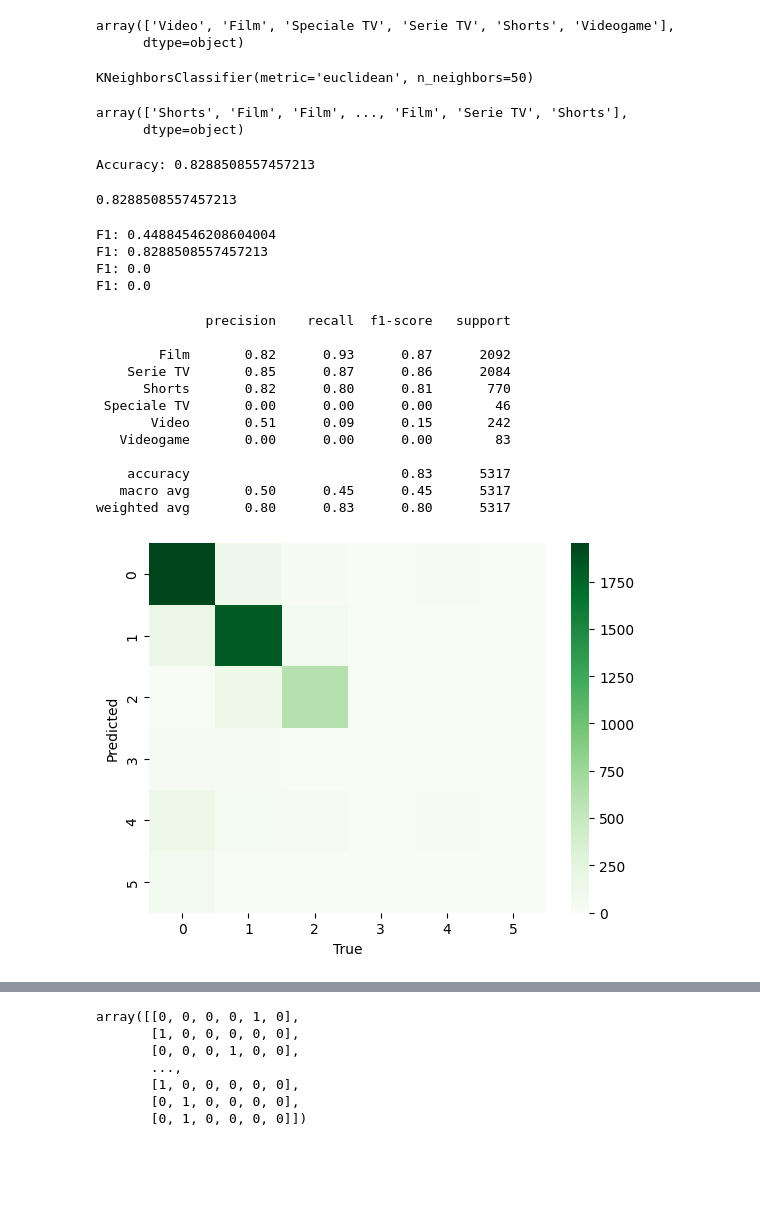
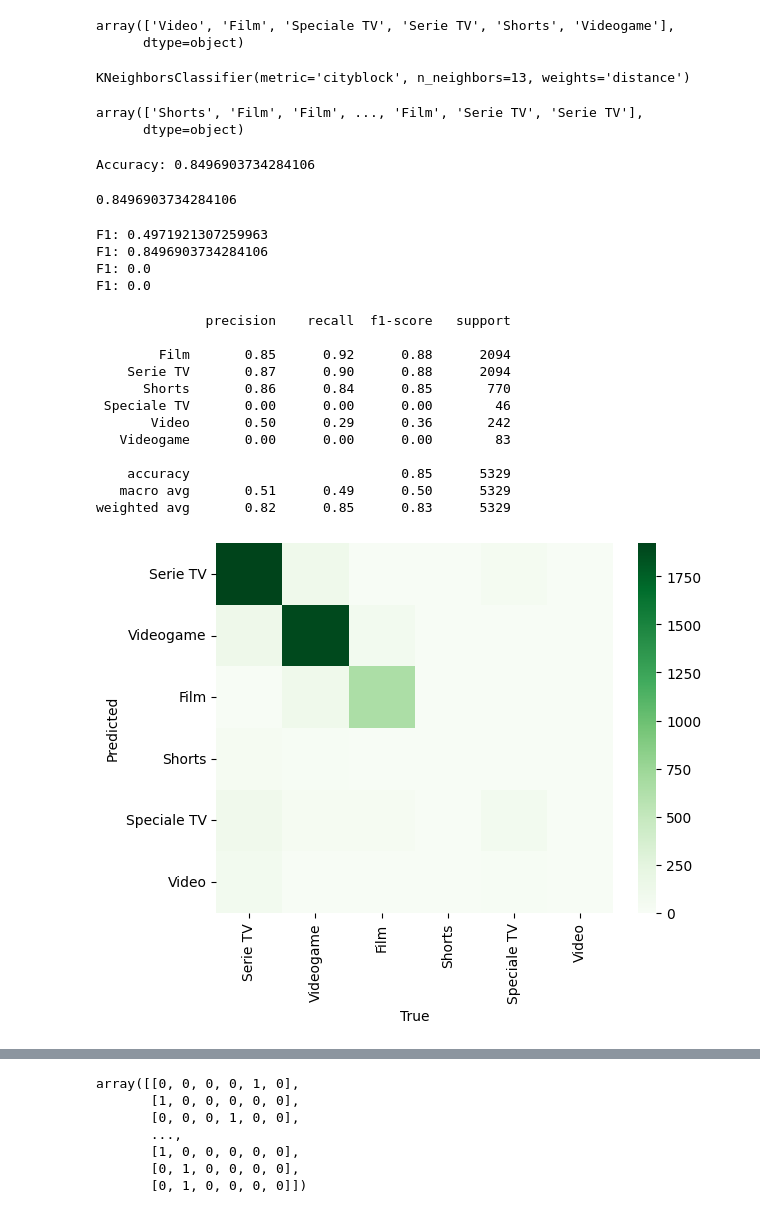
Before and after one commit to luigiascio/Data-Mining-I, a Jupyter notebook: Classification.ipynb, the cells around one changed output, grey strips where cells are left out. Cells and saved outputs as stored; diff of their text form; code cells hidden in the pictures; blank space fills up the shorter version.

```diff
--- a/Classification.ipynb
+++ b/Classification.ipynb
@@ -104 +104,5 @@ k_for_knn = 50
+# %%
+k_for_knn = 13
+metric="cityblock"
+weights="distance"
 # %%
@@ -321,32 +462,32 @@ norm.fit(X_train)
 X_train_norm = norm.transform(X_train)
 X_test_norm = norm.transform(X_test)
 # %%
-clf = KNeighborsClassifier(n_neighbors=k_for_knn, metric="euclidean", weights="uniform")
+clf = KNeighborsClassifier(n_neighbors=k_for_knn, metric=metric, weights=weights)
 clf.fit(X_train_norm, y_train)
 # %% [output]
-KNeighborsClassifier(metric='euclidean', n_neighbors=50)
+KNeighborsClassifier(metric='cityblock', n_neighbors=13, weights='distance')
 # %%
 y_test_pred = clf.predict(X_test_norm)
 y_test_pred
 # %% [output]
-array(['Shorts', 'Film', 'Film', ..., 'Film', 'Serie TV', 'Shorts'],
+array(['Shorts', 'Film', 'Film', ..., 'Film', 'Serie TV', 'Serie TV'],
       dtype=object)
 # %%
 print("Accuracy:", accuracy_score(y_test, y_test_pred))
 # %% [output]
-Accuracy: 0.8288508557457213
+Accuracy: 0.8496903734284106
 # %%
 clf.score(X_test_norm, y_test)
 # %% [output]
-0.8288508557457213
+0.8496903734284106
 # %%
 print("F1:", f1_score(y_test, y_test_pred, average="macro"))
 print("F1:", f1_score(y_test, y_test_pred, average="micro"))
 print("F1:", f1_score(y_test, y_test_pred, labels=[1], average="micro"))
 print("F1:", f1_score(y_test, y_test_pred, labels=[1], average="macro"))
 # %% [output]
-F1: 0.44884546208604004
-F1: 0.8288508557457213
+F1: 0.4971921307259963
+F1: 0.8496903734284106
 F1: 0.0
 F1: 0.0
 # %%
@@ -354,24 +495,27 @@ print(classification_report(y_test, y_test_pred))
 # %% [output]
               precision    recall  f1-score   support
 
-        Film       0.82      0.93      0.87      2092
-    Serie TV       0.85      0.87      0.86      2084
-      Shorts       0.82      0.80      0.81       770
+        Film       0.85      0.92      0.88      2094
+    Serie TV       0.87      0.90      0.88      2094
+      Shorts       0.86      0.84      0.85       770
  Speciale TV       0.00      0.00      0.00        46
-       Video       0.51      0.09      0.15       242
+       Video       0.50      0.29      0.36       242
    Videogame       0.00      0.00      0.00        83
 
-    accuracy                           0.83      5317
-   macro avg       0.50      0.45      0.45      5317
-weighted avg       0.80      0.83      0.80      5317
+    accuracy                           0.85      5329
+   macro avg       0.51      0.49      0.50      5329
+weighted avg       0.82      0.85      0.83      5329
 # %%
 cf = confusion_matrix(y_test, y_test_pred)
-sns.heatmap(cf, annot=False, cmap="Greens")
+
+class_names = ['Serie TV', 'Videogame', 'Film', 'Shorts', 'Speciale TV', 'Video']
+
+sns.heatmap(cf, annot=False, cmap="Greens", xticklabels=class_names, yticklabels=class_names)
 plt.xlabel("True")
 plt.ylabel("Predicted")
 plt.show()
 # %% [output]
-[figure, old version]
+[figure, new version]
 # %%
 y_test_pred_proba = clf.predict_proba(X_test_norm)
 y_test_pred_proba[0:10]
```
Also changed, not shown: parts of 37 cells of this notebook.
